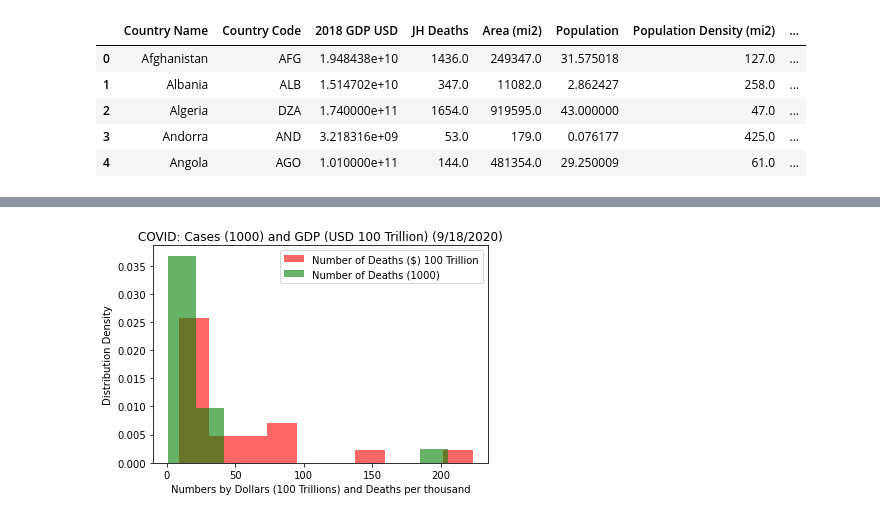
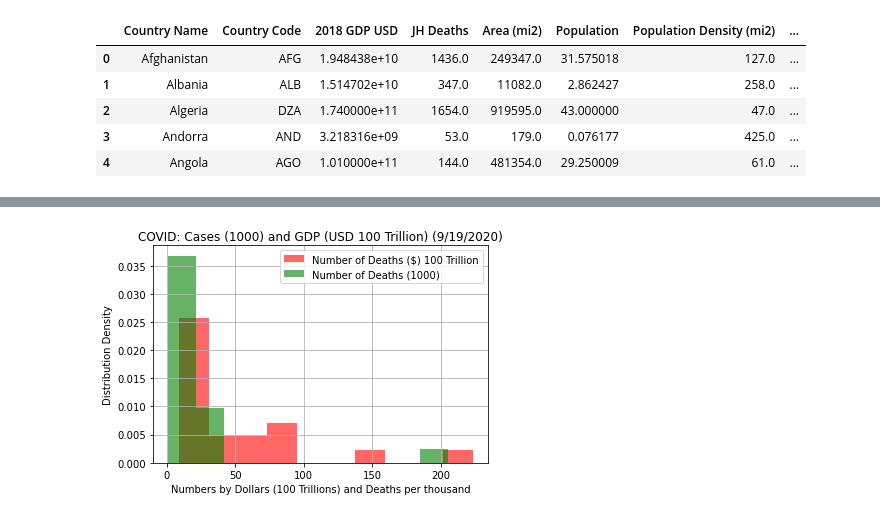
Before and after one commit to mcbien/Project_One, a Jupyter notebook: Project One - Charting.ipynb, the cells around one changed output, grey strips where cells are left out. Drawn from its saved outputs; the diff is of its cells as text; code cells hidden in the pictures.

```diff
--- a/Project One - Charting.ipynb
+++ b/Project One - Charting.ipynb
@@ -35,6 +51,7 @@ country_data.head()
 # Formatting and renaming
 country_data["JH Deaths (K)"] = country_data["JH Deaths"]/1000
 country_data["% Total Deaths"] = (country_data["JH Deaths"]/country_data["JH Deaths"].sum())*100
+country_data["% Global Population"] = (country_data["Population"]/country_data["Population"].sum())*100
 country_data["2018 GDP (100T)"] = country_data["2018 GDP USD"]/100000000000
 country_data["2018 GDP(M)"] = country_data["2018 GDP USD"]/1000000
 country_data["2018 GDP(T)"] = country_data["2018 GDP USD"]/1000000000
@@ -164,16 +193,17 @@ country_death_top_20 .describe()
 | 75% | 2.245000e+12 | 69534.250000 | 1.122443e+06 | 94.006398 | 539.250000 | 51.347809 | 10.804380 | ... |
 | max | 2.050000e+13 | 223264.000000 | 6.612093e+06 | 1352.642280 | 1092.000000 | 62.777378 | 96.693456 | ... |
 # %%
-# Create histogram of top 20 % of death
+# Create histogram of top 20 by % of death
 deaths_top_20 = country_death_top_20["JH Deaths (K)"]
 gdp_top_20 = country_death_top_20["2018 GDP (100T)"]
 plt.hist(deaths_top_20, density=True, color='red', alpha=0.6, label="Number of Deaths ($) 100 Trillion")
 plt.hist(gdp_top_20, density=True, color='green', alpha=0.6, label="Number of Deaths (1000)")
 plt.ylabel("Distribution Density")
 plt.xlabel("Numbers by Dollars (100 Trillions) and Deaths per thousand")
 plt.title(f"COVID: Cases (1000) and GDP (USD 100 Trillion) ({today.month}/{today.day}/{today.year})")
+plt.grid(True)
 plt.legend()
-output_path_fig4 = os.path.join("charts","Global Histogram.png")
+output_path_fig4 = os.path.join("charts","Global Histogram.jpg")
 plt.savefig(output_path_fig4)
 # %% [output]
-[figure, old version]
+[figure, new version]
```
Also changed, not shown: parts of 15 cells of this notebook, 11 other files.
